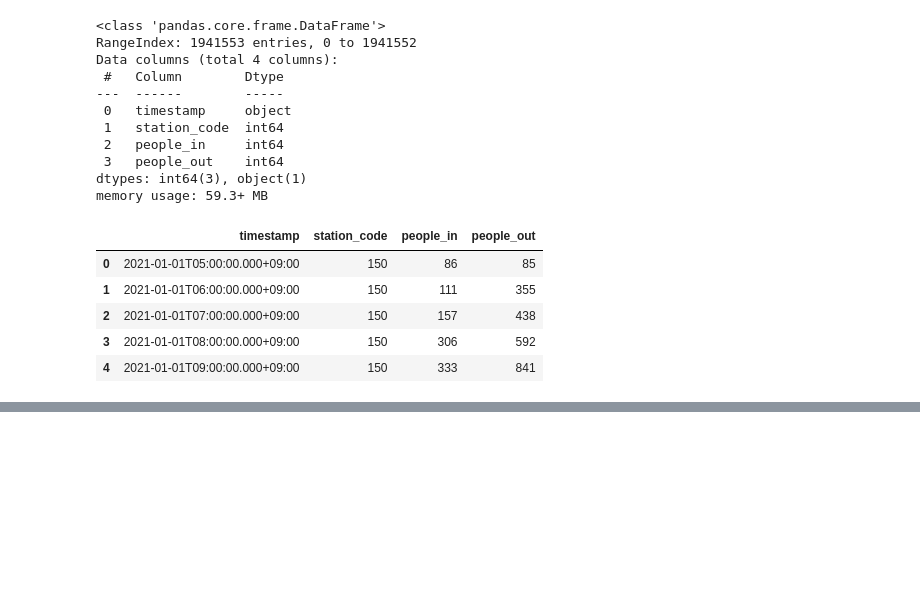
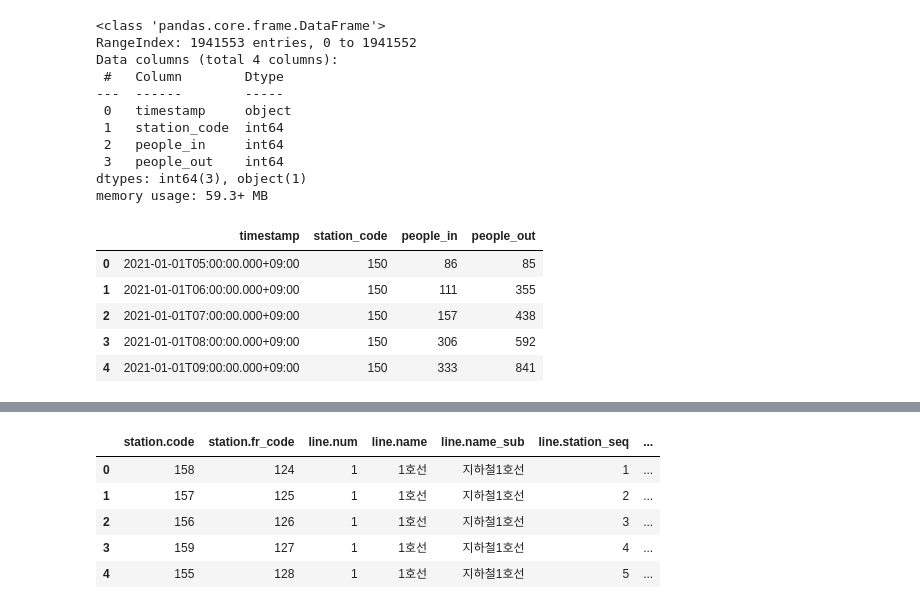
Before and after one commit to layla-focalors/AColab_Github_data_processing, a Jupyter notebook: Subway_inout.ipynb, the cells around one changed output, grey strips where cells are left out. Cells and saved outputs as stored; diff of their text form; code cells hidden in the pictures; blank space fills up the shorter version.

```diff
--- a/Subway_inout.ipynb
+++ b/Subway_inout.ipynb
@@ -44,3 +44,6 @@ df.head()
 | 2 | 2021-01-01T07:00:00.000+09:00 | 150 | 157 | 438 |
 | 3 | 2021-01-01T08:00:00.000+09:00 | 150 | 306 | 592 |
 | 4 | 2021-01-01T09:00:00.000+09:00 | 150 | 333 | 841 |
+# %%
+station = pd.read_csv('./data/seoul_metro/seoul-metro-station-info.csv')
+station.info()
@@ -46,0 +68,9 @@ df.head()
+# %%
+station.head()
+# %% [output]
+|  | station.code | station.fr_code | line.num | line.name | line.name_sub | line.station_seq | ... |
+| 0 | 158 | 124 | 1 | 1호선 | 지하철1호선 | 1 | ... |
+| 1 | 157 | 125 | 1 | 1호선 | 지하철1호선 | 2 | ... |
+| 2 | 156 | 126 | 1 | 1호선 | 지하철1호선 | 3 | ... |
+| 3 | 159 | 127 | 1 | 1호선 | 지하철1호선 | 4 | ... |
+| 4 | 155 | 128 | 1 | 1호선 | 지하철1호선 | 5 | ... |
```
Also changed, not shown: parts of 12 cells of this notebook.
